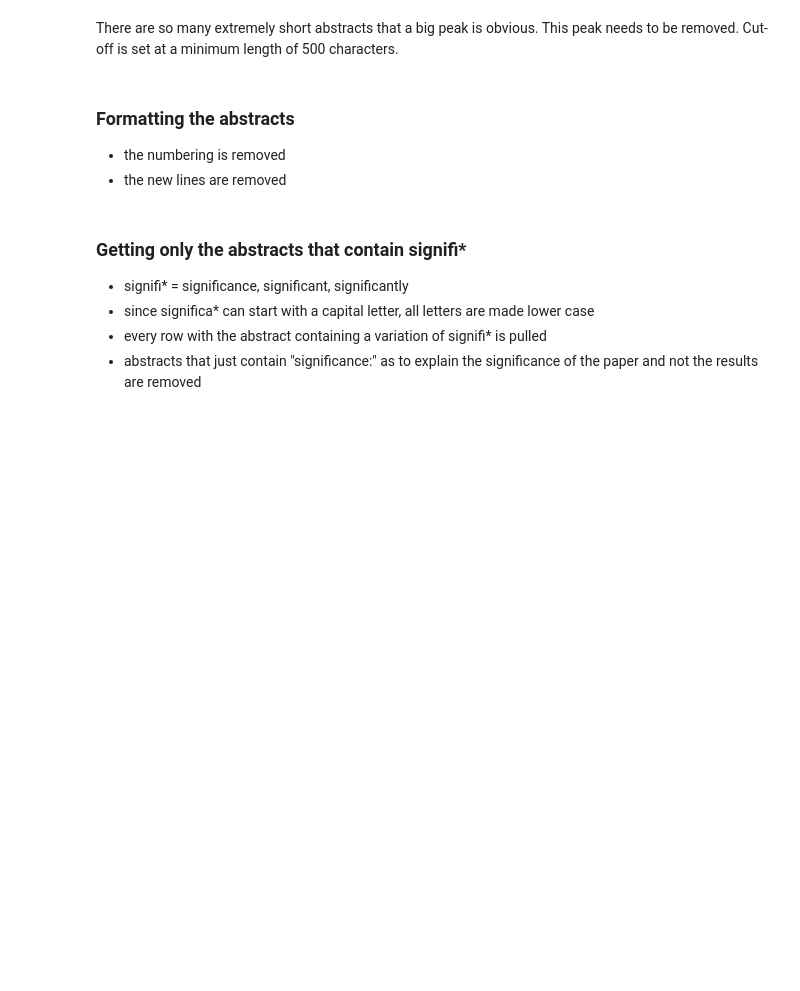
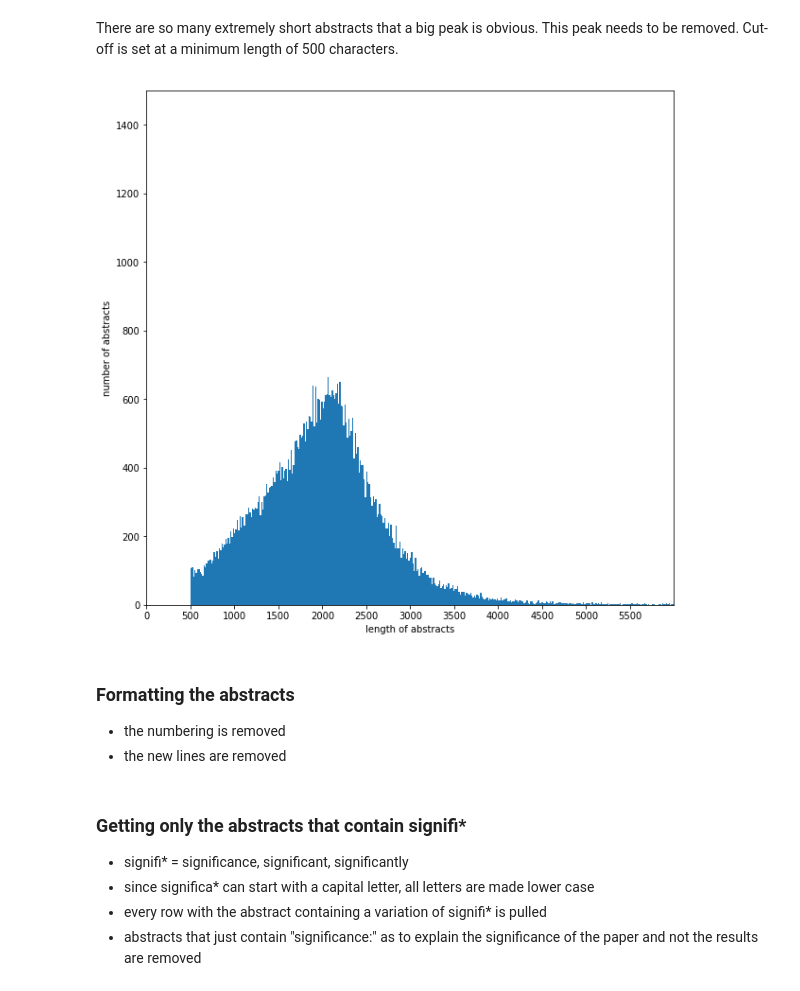
Before and after one commit to kludt/gesellenstueck, a Jupyter notebook: notebooks/labeling_significance_of_results.ipynb, the cells around one changed output. Drawn from its saved outputs; the diff is of its cells as text; code cells hidden in the pictures; blank space fills up the shorter version.

```diff
--- a/notebooks/labeling_significance_of_results.ipynb
+++ b/notebooks/labeling_significance_of_results.ipynb
@@ -37 +41,12 @@ There are so many extremely short abstracts that a big peak is obvious. This pea
+# %%
+plt.figure(figsize=(10,10))
+plt.hist(abstracts['abstract_length'], bins=1000)
+plt.xlabel('length of abstracts')
+plt.ylabel('number of abstracts')
+plt.xlim(0,6000)
+plt.ylim(0,1500)
+plt.xticks(np.arange(0, 6000, 500.0))
+plt.show()
+# %% [output]
+[figure, added]
 # %%
```
Also changed, not shown: parts of 5 cells of this notebook.
